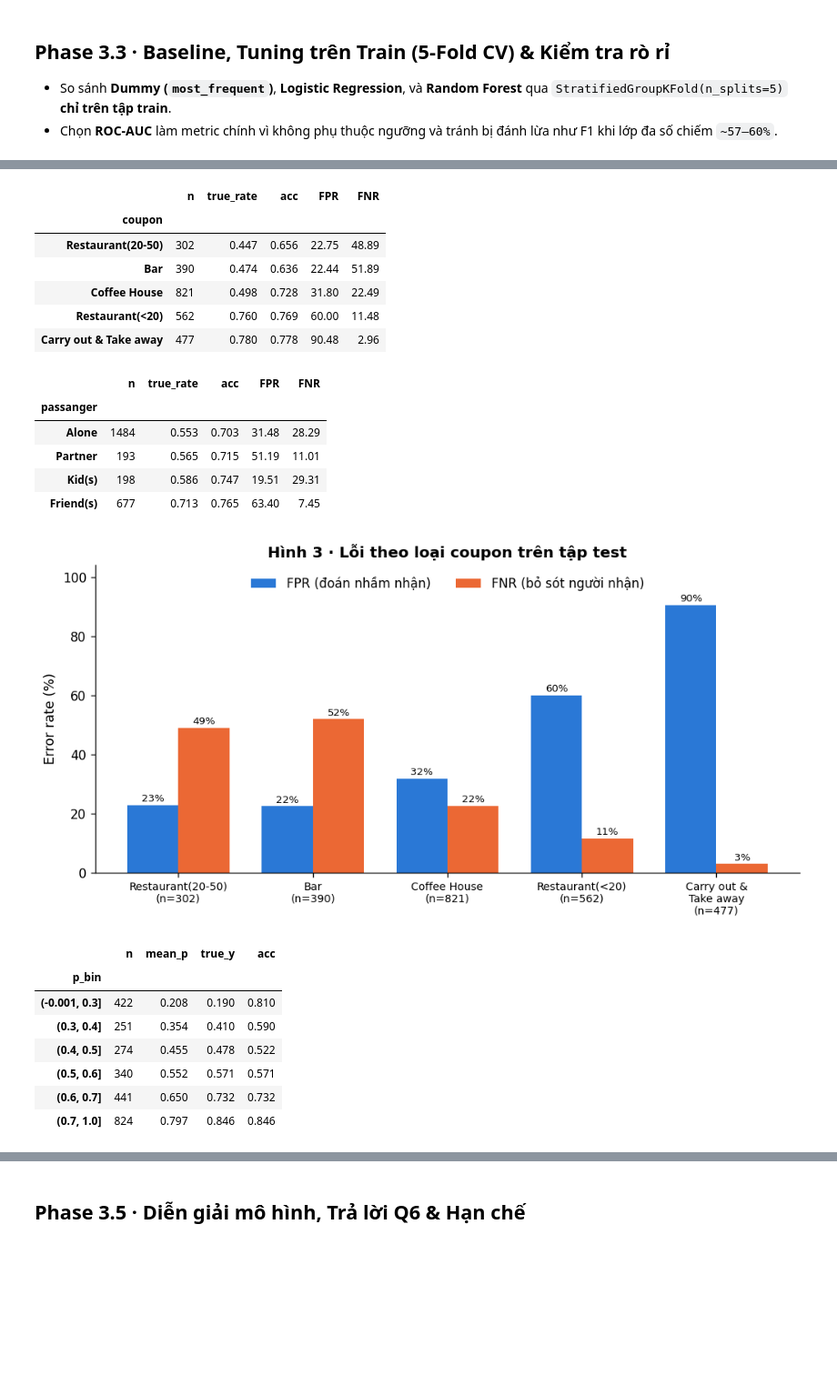
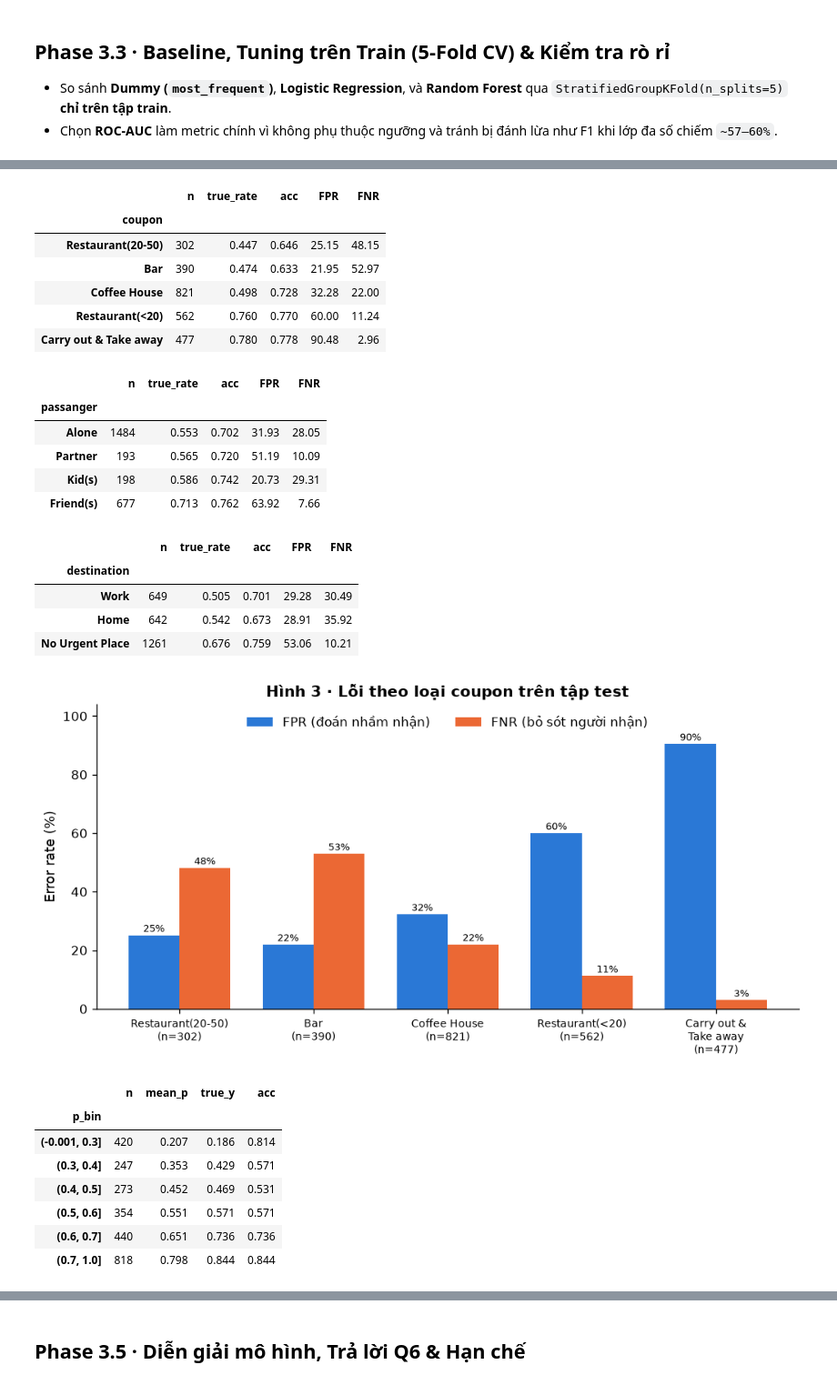
Before and after one commit to TrNhDuong/in-vehicle-coupon-analysis, a Jupyter notebook: notebooks/03_ml_question.ipynb, the cells around one changed output, grey strips where cells are left out. Shown at 91% size. Drawn from its saved outputs; the diff is of its cells as text; code cells hidden in the pictures; blank space fills up the shorter version.

Commit message:
ml(nb03): complete Q6 error examples, destination breakdown and fix Bar importance rounding

```diff
--- a/notebooks/03_ml_question.ipynb
+++ b/notebooks/03_ml_question.ipynb
@@ -206,9 +223,13 @@ plt.show()
 
 by_c = error_breakdown(X_test, y_test, sel_pred, sel_prob, "coupon")
 by_p = error_breakdown(X_test, y_test, sel_pred, sel_prob, "passanger")
+by_d = error_breakdown(X_test, y_test, sel_pred, sel_prob, "destination")
 display(by_c)
 display(by_p)
+display(by_d)
 save_table(by_c.reset_index(), "q6_errors_by_coupon")
+save_table(by_p.reset_index(), "q6_errors_by_passanger")
+save_table(by_d.reset_index(), "q6_errors_by_destination")
 
 fig, ax = plt.subplots(figsize=(8.6, 4.4))
 xc = np.arange(len(by_c))
@@ -217,7 +238,9 @@ ax.bar(xc + 0.19, by_c["FNR"], width=0.38, color="#eb6834", label="FNR (bỏ só
 for xp, fpv, fnv in zip(xc, by_c["FPR"], by_c["FNR"]):
     ax.text(xp - 0.19, fpv + 1.2, f"{fpv:.0f}%", ha="center", fontsize=8)
     ax.text(xp + 0.19, fnv + 1.2, f"{fnv:.0f}%", ha="center", fontsize=8)
-ax.set_xticks(xc, [f"{c.replace(' & ', ' &\n')}\n(n={n})" for c, n in zip(by_c.index, by_c["n"])], fontsize=8.5)
+# Python 3.11 không cho dấu \ bên trong {...} của f-string, nên tạo nhãn trục trước
+xlabels = [c.replace(" & ", " &\n") + f"\n(n={n})" for c, n in zip(by_c.index, by_c["n"])]
+ax.set_xticks(xc, xlabels, fontsize=8.5)
 ax.set(ylim=(0, 104), ylabel="Error rate (%)", title="Hình 3 · Lỗi theo loại coupon trên tập test")
 ax.legend(frameon=False, loc="upper center", ncol=2)
 fig.tight_layout()
@@ -225,4 +248,12 @@ save_figure(fig, "q6_fig3_errors_by_coupon")
 plt.show()
 
 display(probability_bins(y_test, sel_pred, sel_prob))
+
+# Ví dụ sai đại diện: rút ngẫu nhiên (random_state cố định, không chọn tay) 3 FP và 3 FN
+errors = X_test[["coupon", "expiration", "destination", "passanger", "time", "CoffeeHouse", "Bar", "CarryAway"]].copy()
+errors["y_true"], errors["y_pred"], errors["p_nhan"] = y_test.to_numpy(), sel_pred, sel_prob.round(3)
+fp_examples = errors[(errors["y_true"] == 0) & (errors["y_pred"] == 1)].sample(3, random_state=SEED)
+fn_examples = errors[(errors["y_true"] == 1) & (errors["y_pred"] == 0)].sample(3, random_state=SEED)
+print(f"Tổng lỗi: {len(errors[errors['y_true'] != errors['y_pred']])} (FP = {cm[0, 1]}, FN = {cm[1, 0]})")
+display(pd.concat([fp_examples.assign(loai_loi="FP"), fn_examples.assign(loai_loi="FN")]))
 # %% [output]
@@ -230,22 +261,27 @@ display(probability_bins(y_test, sel_pred, sel_prob))
 |  | n | true_rate | acc | FPR | FNR |
 | coupon |  |  |  |  |  |
-| Restaurant(20-50) | 302 | 0.447 | 0.656 | 22.75 | 48.89 |
-| Bar | 390 | 0.474 | 0.636 | 22.44 | 51.89 |
-| Coffee House | 821 | 0.498 | 0.728 | 31.80 | 22.49 |
-| Restaurant(<20) | 562 | 0.760 | 0.769 | 60.00 | 11.48 |
+| Restaurant(20-50) | 302 | 0.447 | 0.646 | 25.15 | 48.15 |
+| Bar | 390 | 0.474 | 0.633 | 21.95 | 52.97 |
+| Coffee House | 821 | 0.498 | 0.728 | 32.28 | 22.00 |
+| Restaurant(<20) | 562 | 0.760 | 0.770 | 60.00 | 11.24 |
 | Carry out & Take away | 477 | 0.780 | 0.778 | 90.48 | 2.96 |
 |  | n | true_rate | acc | FPR | FNR |
 | passanger |  |  |  |  |  |
-| Alone | 1484 | 0.553 | 0.703 | 31.48 | 28.29 |
-| Partner | 193 | 0.565 | 0.715 | 51.19 | 11.01 |
-| Kid(s) | 198 | 0.586 | 0.747 | 19.51 | 29.31 |
-| Friend(s) | 677 | 0.713 | 0.765 | 63.40 | 7.45 |
+| Alone | 1484 | 0.553 | 0.702 | 31.93 | 28.05 |
+| Partner | 193 | 0.565 | 0.720 | 51.19 | 10.09 |
+| Kid(s) | 198 | 0.586 | 0.742 | 20.73 | 29.31 |
+| Friend(s) | 677 | 0.713 | 0.762 | 63.92 | 7.66 |
+|  | n | true_rate | acc | FPR | FNR |
+| destination |  |  |  |  |  |
+| Work | 649 | 0.505 | 0.701 | 29.28 | 30.49 |
+| Home | 642 | 0.542 | 0.673 | 28.91 | 35.92 |
+| No Urgent Place | 1261 | 0.676 | 0.759 | 53.06 | 10.21 |
-[figure, old version]
+[figure, new version]
-|  | n | mean_p | true_y | acc |
-| p_bin |  |  |  |  |
-| (-0.001, 0.3] | 422 | 0.208 | 0.190 | 0.810 |
-| (0.3, 0.4] | 251 | 0.354 | 0.410 | 0.590 |
-| (0.4, 0.5] | 274 | 0.455 | 0.478 | 0.522 |
-| (0.5, 0.6] | 340 | 0.552 | 0.571 | 0.571 |
-| (0.6, 0.7] | 441 | 0.650 | 0.732 | 0.732 |
-| (0.7, 1.0] | 824 | 0.797 | 0.846 | 0.846 |
+|  | n | mean_p | true_y | acc |
+| p_bin |  |  |  |  |
+| (-0.001, 0.3] | 420 | 0.207 | 0.186 | 0.814 |
+| (0.3, 0.4] | 247 | 0.353 | 0.429 | 0.571 |
+| (0.4, 0.5] | 273 | 0.452 | 0.469 | 0.531 |
+| (0.5, 0.6] | 354 | 0.551 | 0.571 | 0.571 |
+| (0.6, 0.7] | 440 | 0.651 | 0.736 | 0.736 |
+| (0.7, 1.0] | 818 | 0.798 | 0.844 | 0.844 |
```
Also changed, not shown: parts of 6 cells of this notebook.
